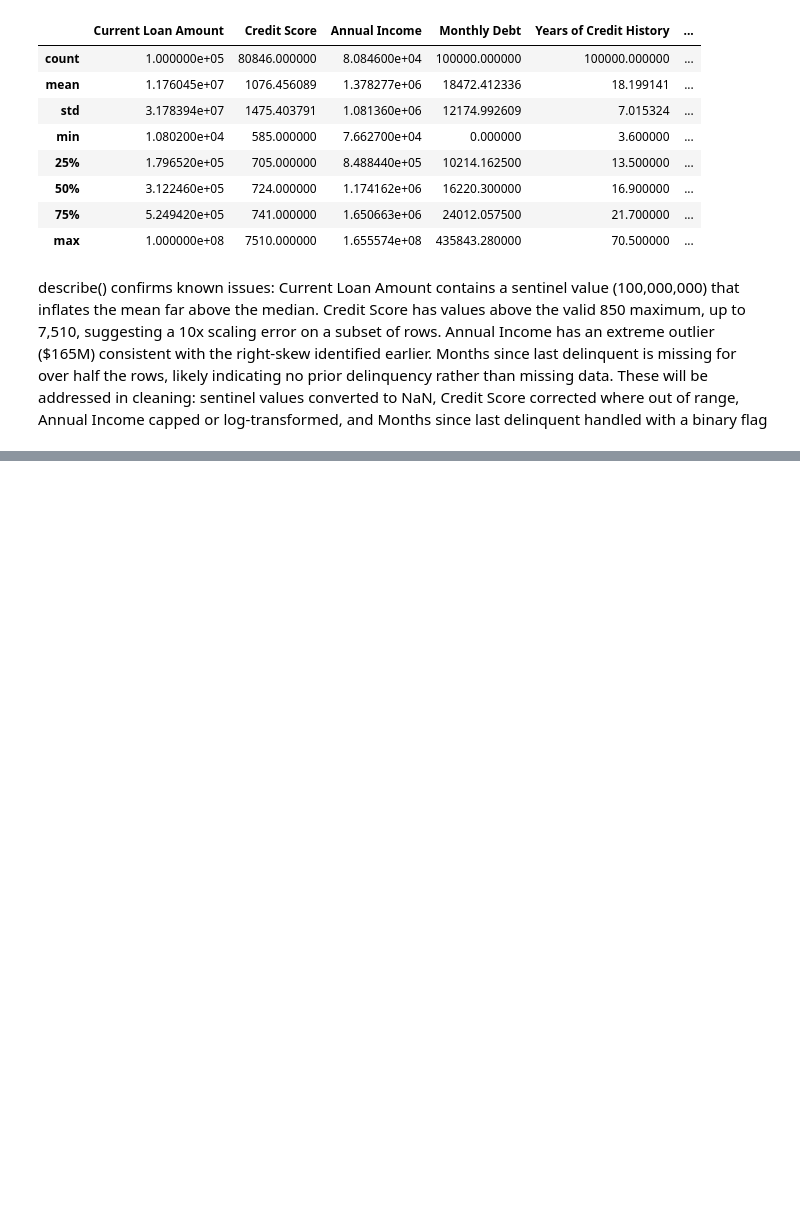
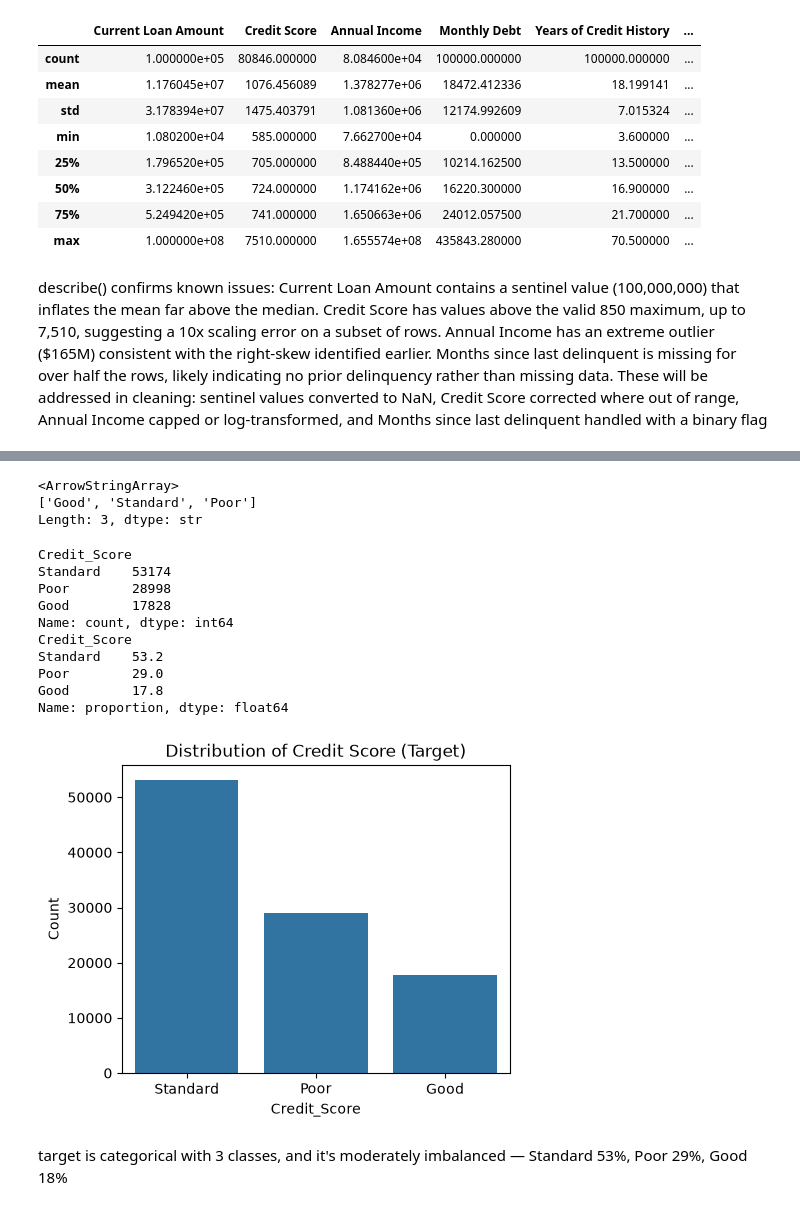
Before and after one commit to sayedali777/labs_projects, a Jupyter notebook: projects/Capstone Project/1. Lightning Talk #1/lightning-talk-notebook.ipynb, the cells around one changed output, grey strips where cells are left out. Drawn from its saved outputs; the diff is of its cells as text; code cells hidden in the pictures; blank space fills up the shorter version.

```diff
--- a/projects/Capstone Project/1. Lightning Talk #1/lightning-talk-notebook.ipynb
+++ b/projects/Capstone Project/1. Lightning Talk #1/lightning-talk-notebook.ipynb
@@ -249,3 +294,3 @@ Data Source :
 # %%
-df2 = pd.read_csv('')
+df2 = pd.read_csv('./Data/Credit_score_classification.csv')
 df2.head()
@@ -251,0 +305,38 @@ df2.head()
+# %%
+# What is your target column and what does it represent?
+
+# Target: 'Credit_Score'
+# Represents the credit risk tier assigned to a customer: Poor, Standard, or Good.
+# This is what we're trying to predict.
+
+print(df2['Credit_Score'].unique())
+# %% [output]
+<ArrowStringArray>
+['Good', 'Standard', 'Poor']
+Length: 3, dtype: str
+# %%
+# Is your target categorical or continuous? is it balanced (Plot the distribution)?
+# Categorical (multi-class classification): Poor / Standard / Good
+
+print(df2['Credit_Score'].value_counts())
+print(df2['Credit_Score'].value_counts(normalize=True).round(3) * 100)
+
+plt.figure(figsize=(5,4))
+sns.countplot(data=df2, x='Credit_Score', order=df2['Credit_Score'].value_counts().index)
+plt.title('Distribution of Credit Score (Target)')
+plt.ylabel('Count')
+plt.show()
+# %% [output]
+Credit_Score
+Standard    53174
+Poor        28998
+Good        17828
+Name: count, dtype: int64
+Credit_Score
+Standard    53.2
+Poor        29.0
+Good        17.8
+Name: proportion, dtype: float64
+[figure, added]
+# %% [markdown]
+target is categorical with 3 classes, and it's moderately imbalanced — Standard 53%, Poor 29%, Good 18%
```
Also changed, not shown: parts of 24 cells of this notebook, 3 other files.
